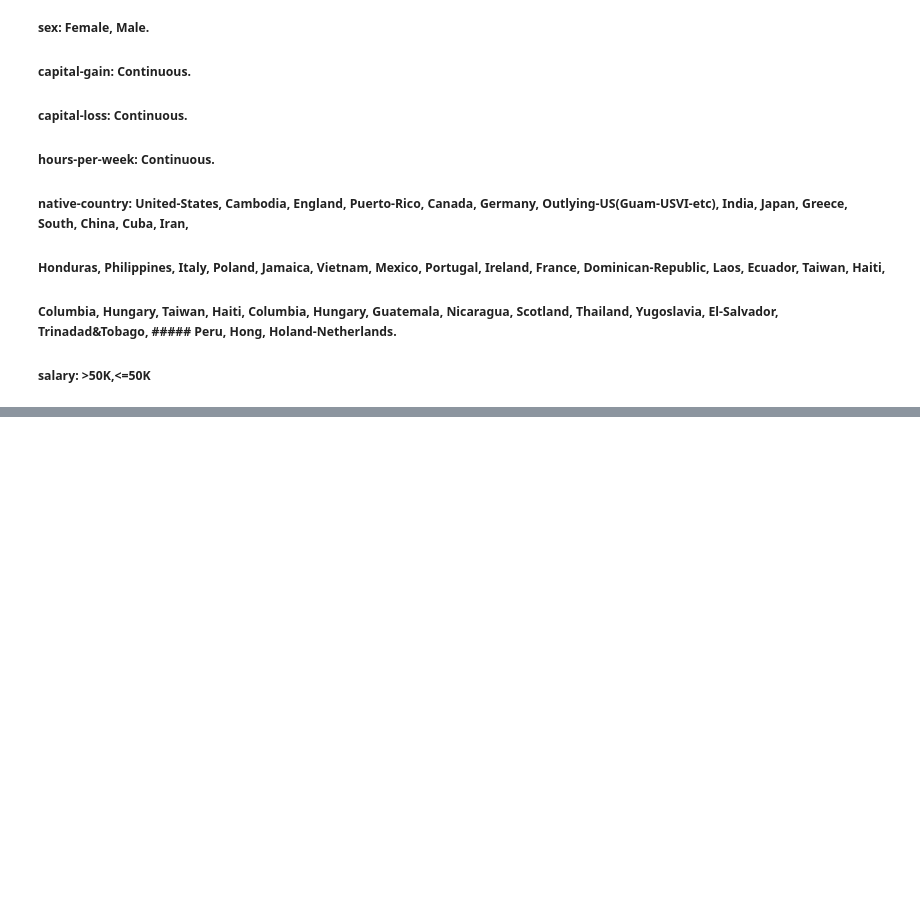
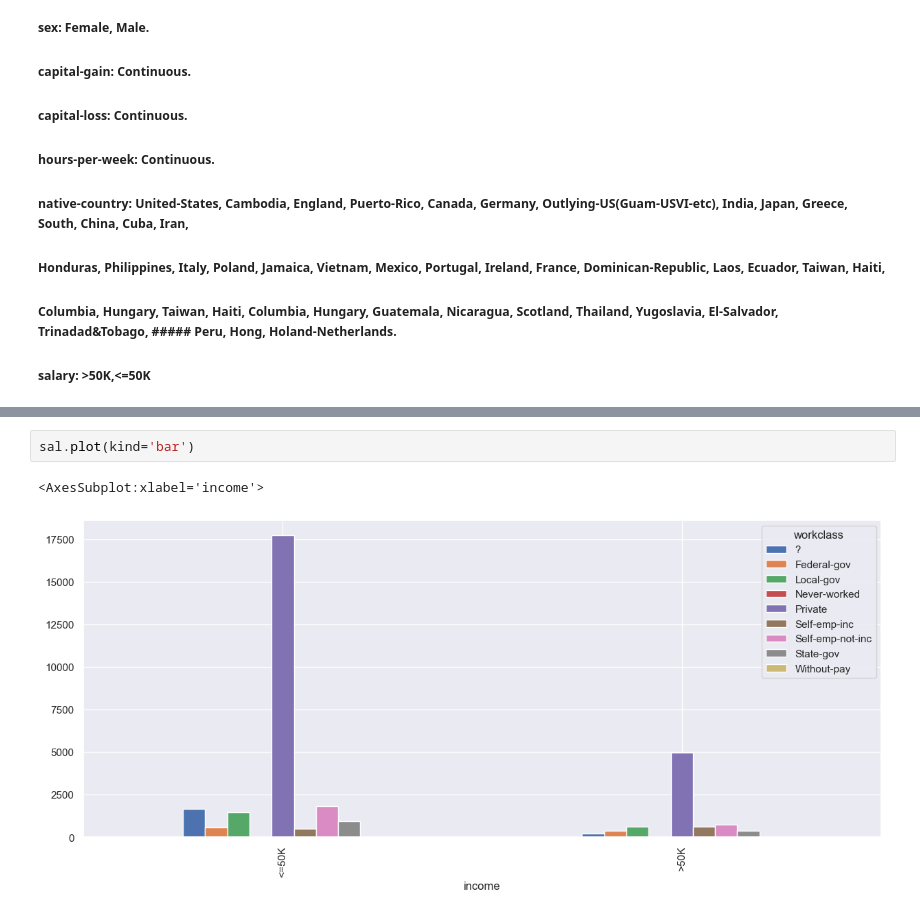
Before and after one commit to prabhat-dsc/Income-Prediction-System, a Jupyter notebook: data_preprocess.ipynb, the cells around one changed output, grey strips where cells are left out. Cells and saved outputs as stored; diff of their text form; blank space fills up the shorter version.

```diff
--- a/data_preprocess.ipynb
+++ b/data_preprocess.ipynb
@@ -46,0 +206,5 @@ df
+# %%
+sal.plot(kind='bar')
+# %% [output]
+<AxesSubplot:xlabel='income'>
+[figure, added]
```
Also changed, not shown: parts of 15 cells of this notebook, 6 other files.
